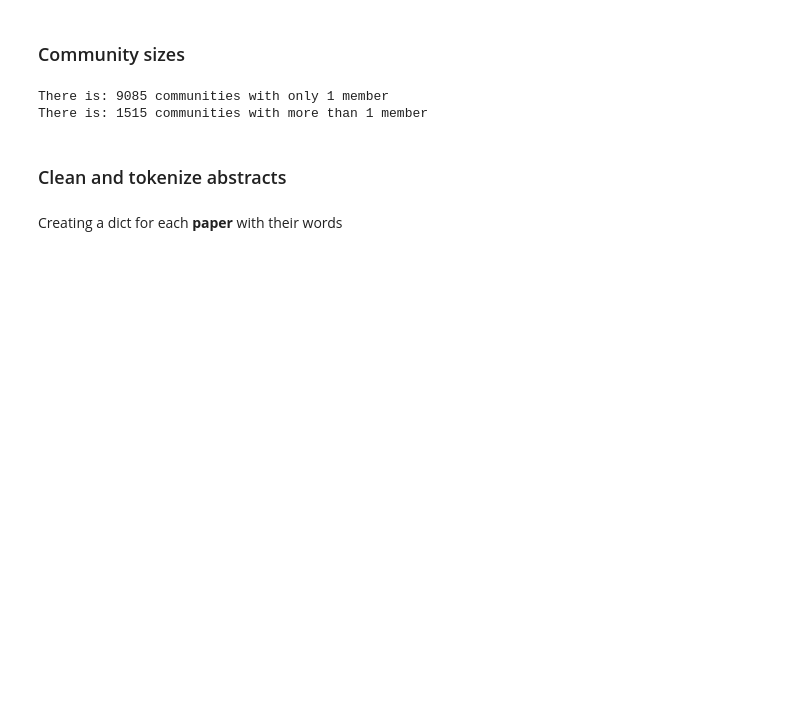
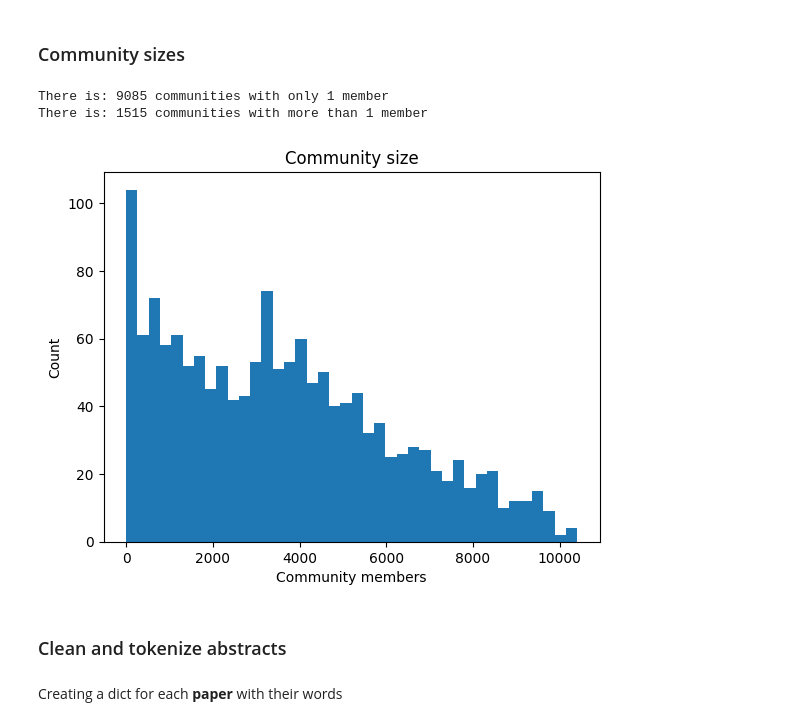
Before and after one commit to ExplodedViewMelon/02807_project, a Jupyter notebook: networkPlotted.ipynb, the cells around one changed output. Drawn from its saved outputs; the diff is of its cells as text; code cells hidden in the pictures; blank space fills up the shorter version.

```diff
--- a/networkPlotted.ipynb
+++ b/networkPlotted.ipynb
@@ -167,6 +169,14 @@ print('There is:', len(community_dict_bigger_than_one),'communities with more th
 # %% [output]
 There is: 9085 communities with only 1 member
 There is: 1515 communities with more than 1 member
+# %%
+plt.hist(community_dict_bigger_than_one, bins=40)
+plt.xlabel('Community members')
+plt.ylabel('Count')
+plt.title('Community size')
+plt.show()
+# %% [output]
+[figure, added]
 # %% [markdown]
 ### Clean and tokenize abstracts
 # %%
```
Also changed, not shown: parts of 39 cells of this notebook.
